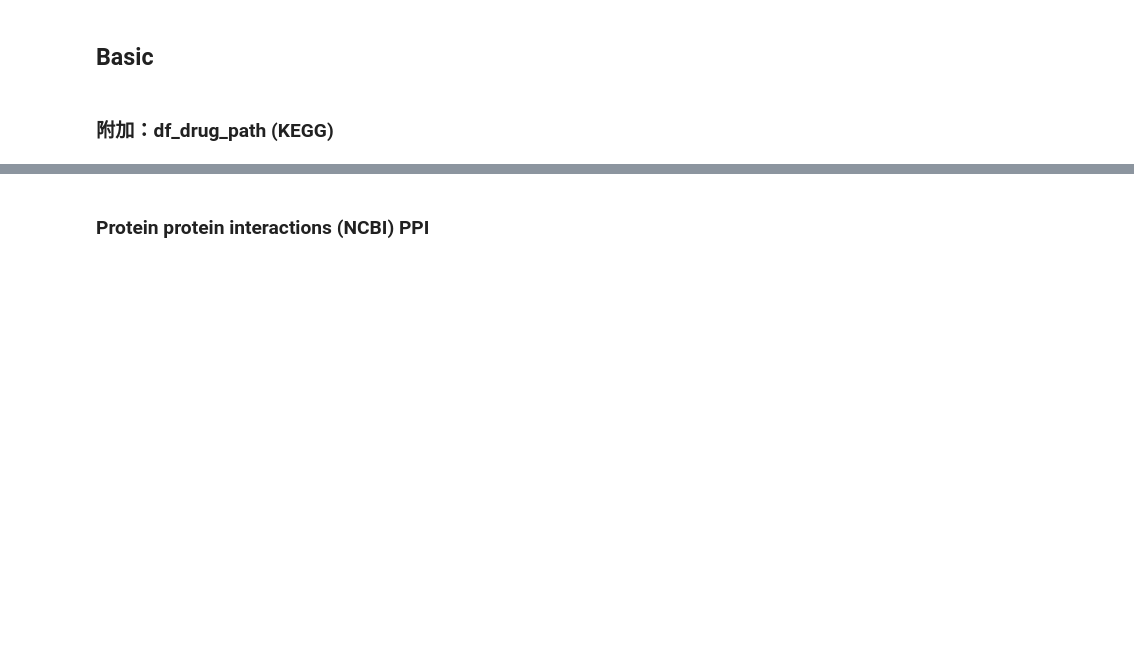
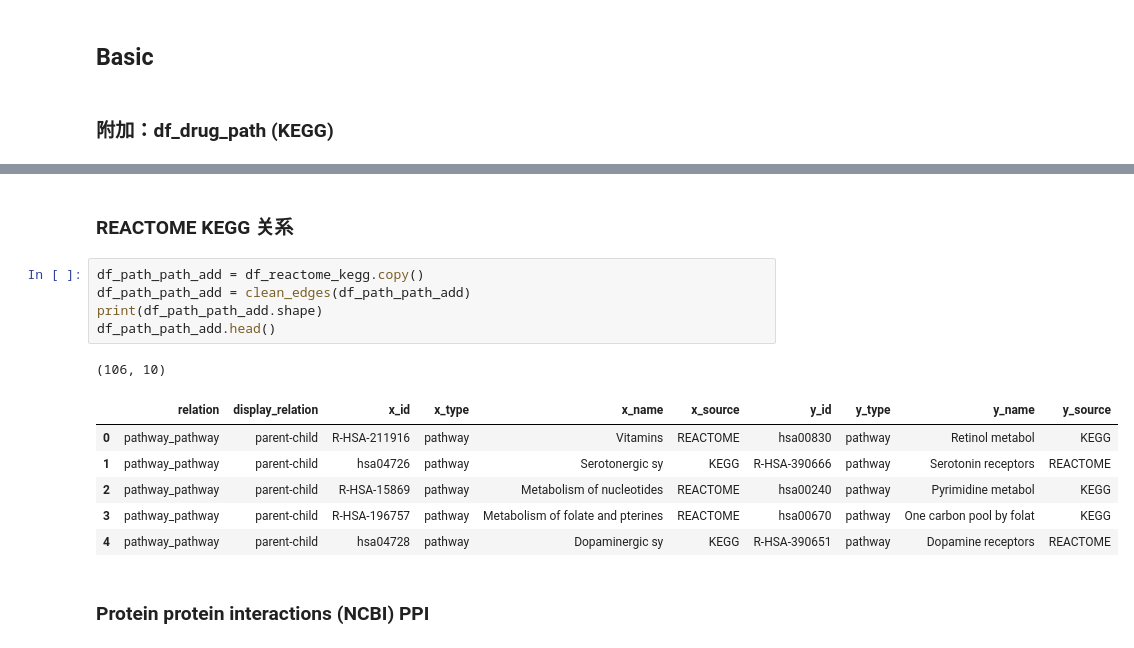
Before and after one commit to CPU-DS/kg4rd, a Jupyter notebook: src/kg4rd/data_process/build_graph.ipynb, the cells around one changed output, grey strips where cells are left out. Saved outputs shown, nothing was run; the diff lists cells and outputs as text; blank space fills up the shorter version.

```diff
--- a/src/kg4rd/data_process/build_graph.ipynb
+++ b/src/kg4rd/data_process/build_graph.ipynb
@@ -190,3 +230,18 @@ df_drug_path.head(1)
+# %% [markdown]
+### REACTOME KEGG 关系
+# %%
+df_path_path_add = df_reactome_kegg.copy()
+df_path_path_add = clean_edges(df_path_path_add)
+print(df_path_path_add.shape)
+df_path_path_add.head()
+# %% [output]
+(106, 10)
+|  | relation | display_relation | x_id | x_type | x_name | x_source | y_id | y_type | y_name | y_source |
+| 0 | pathway_pathway | parent-child | R-HSA-211916 | pathway | Vitamins | REACTOME | hsa00830 | pathway | Retinol metabol | KEGG |
+| 1 | pathway_pathway | parent-child | hsa04726 | pathway | Serotonergic sy | KEGG | R-HSA-390666 | pathway | Serotonin receptors | REACTOME |
+| 2 | pathway_pathway | parent-child | R-HSA-15869 | pathway | Metabolism of nucleotides | REACTOME | hsa00240 | pathway | Pyrimidine metabol | KEGG |
+| 3 | pathway_pathway | parent-child | R-HSA-196757 | pathway | Metabolism of folate and pterines | REACTOME | hsa00670 | pathway | One carbon pool by folat | KEGG |
+| 4 | pathway_pathway | parent-child | hsa04728 | pathway | Dopaminergic sy | KEGG | R-HSA-390651 | pathway | Dopamine receptors | REACTOME |
 # %% [markdown]
 ### Protein protein interactions (NCBI) PPI
 # %%
```
Also changed, not shown: parts of 33 cells of this notebook, 4 other files.
